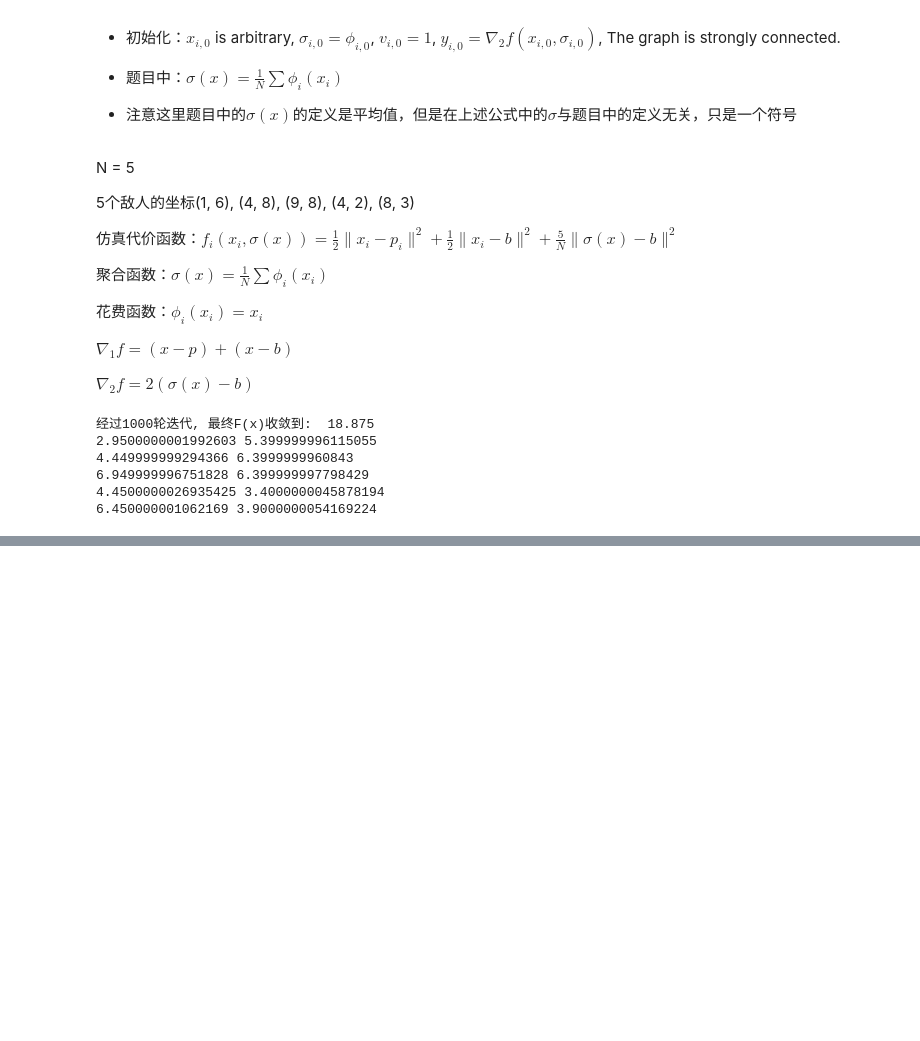
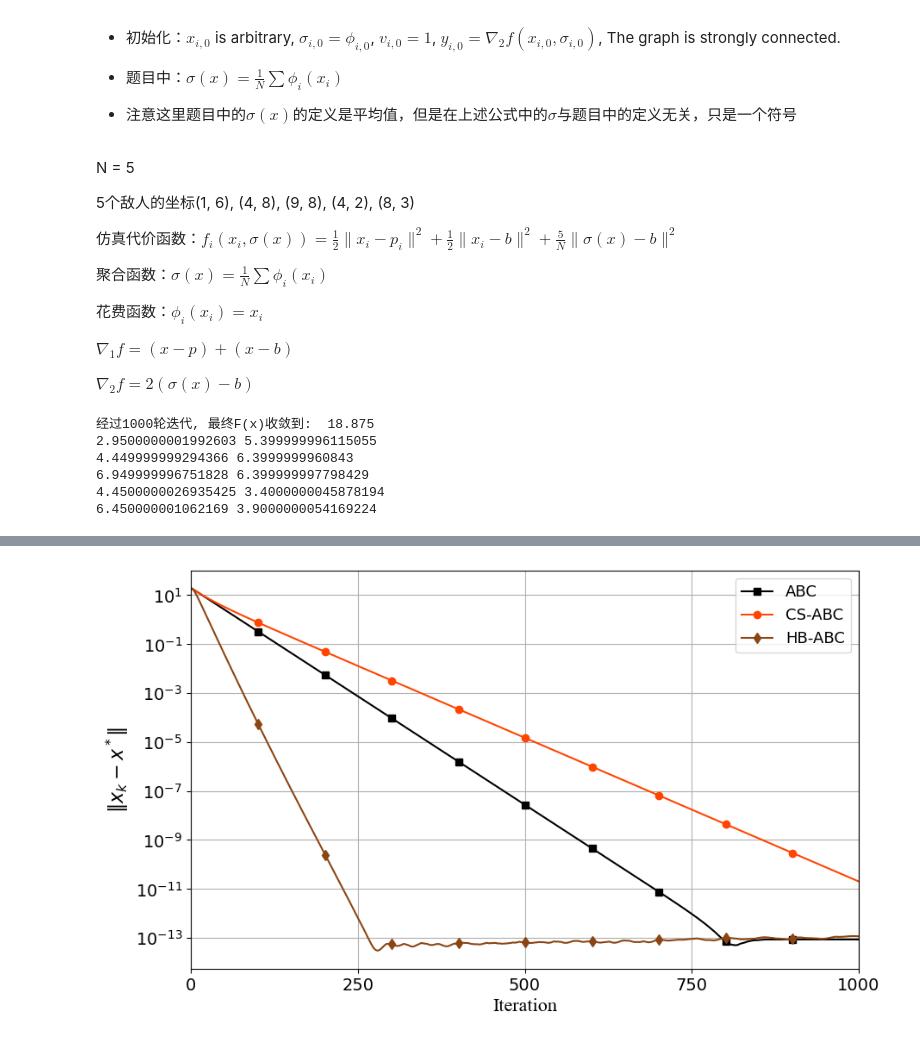
Before and after one commit to potatoQi/Distributed-Innovative-Algorithms-on-Columnar-Stochastic-Matrices, a Jupyter notebook: now.ipynb, the cells around one changed output, grey strips where cells are left out. Drawn from its saved outputs; the diff is of its cells as text; code cells hidden in the pictures; blank space fills up the shorter version.

```diff
--- a/now.ipynb
+++ b/now.ipynb
@@ -494,0 +528,66 @@ vec=0.8: 0.00
+# %%
+import matplotlib.pyplot as plt
+import numpy as np
+
+# 假设 solve 是您的计算函数
+# 如果 solve 函数未定义，请确保它正确实现
+# 这里我假设 solve 函数已经在您的代码中定义
+
+def plot_custom_results():
+    # 设置画布尺寸
+    plt.rcParams['figure.figsize'] = (10, 6)
+
+    # 定义标记符号和颜色
+    markers = ['s', 'o', 'd']
+    colors = ['black', 'orangered', 'saddlebrown']
+
+    # 迭代次数
+    Iter_Num = 1000
+
+    # 绘制ABC曲线
+    plt.plot(range(1, Iter_Num + 1), solve(Iter_Num, 0, 0),
+             label='ABC', linestyle='-', linewidth=1.5, markersize=6,
+             markevery=range(Iter_Num // 10, Iter_Num, Iter_Num // 10),
+             marker=markers[0], color=colors[0])
+
+    # 绘制CS-ABC曲线
+    plt.plot(range(1, Iter_Num + 1), solve(Iter_Num, 1, 0),
+             label='CS-ABC', linestyle='-', linewidth=1.5, markersize=6,
+             markevery=range(Iter_Num // 10, Iter_Num, Iter_Num // 10),
+             marker=markers[1], color=colors[1])
+
+    # 绘制HB-ABC曲线
+    plt.plot(range(1, Iter_Num + 1), solve(Iter_Num, 0, 0.6),
+             label='HB-ABC', linestyle='-', linewidth=1.5, markersize=6,
+             markevery=range(Iter_Num // 10, Iter_Num, Iter_Num // 10),
+             marker=markers[2], color=colors[2])
+
+    # 设置x/y坐标标签及字体
+    plt.xlabel('Iteration', fontsize=16, fontname='Times New Roman')
+    plt.ylabel(r'$\|x_k - x^*\|$', fontsize=16, fontname='Times New Roman')
+
+    # 将y轴刻度转换为10的负次方形式
+    plt.yscale('log')
+    plt.yticks(fontsize=14)
+
+    # 设置x轴刻度范围和间隔，并确保从0开始
+    plt.xlim(0, Iter_Num)
+    x_ticks = np.linspace(0, Iter_Num, 5)
+    plt.xticks(x_ticks, fontsize=14)
+
+    # 启用网格
+    plt.grid(True)
+
+    # 添加图例并设置位置
+    plt.legend(loc="upper right", fontsize=13)
+
+    # 保存图像为PDF文件
+    plt.savefig('fig10.pdf', bbox_inches='tight')
+
+    # 显示绘制的图像
+    plt.show()
+
+# 调用自定义结果绘图函数
+plot_custom_results()
+# %% [output]
+[figure, added]
```
Also changed, not shown: parts of 3 cells of this notebook, 22 other files.
